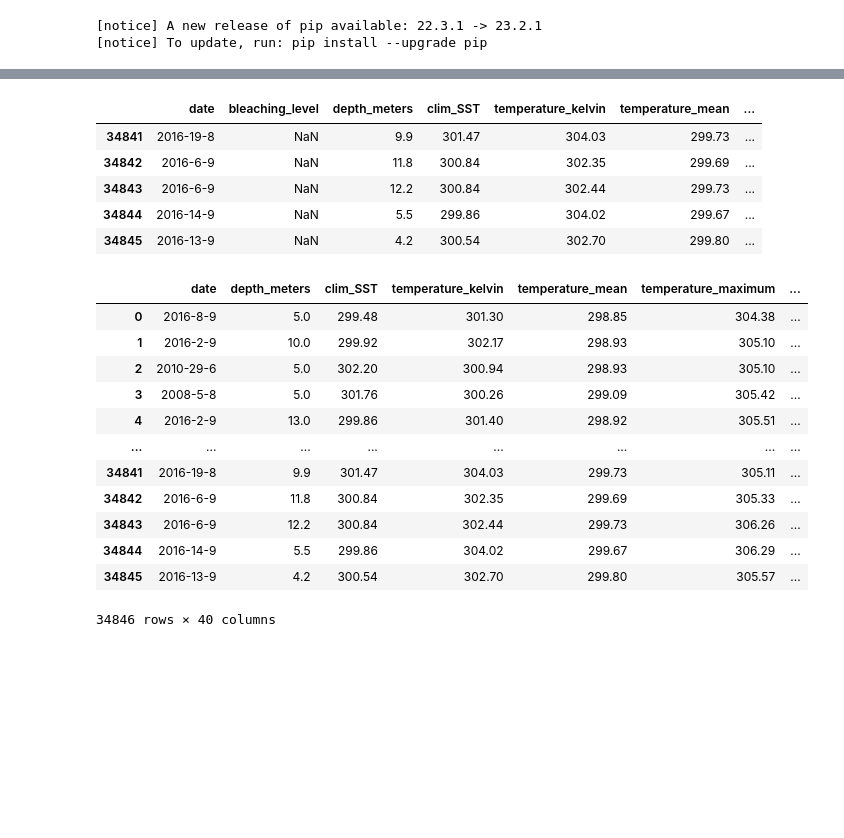
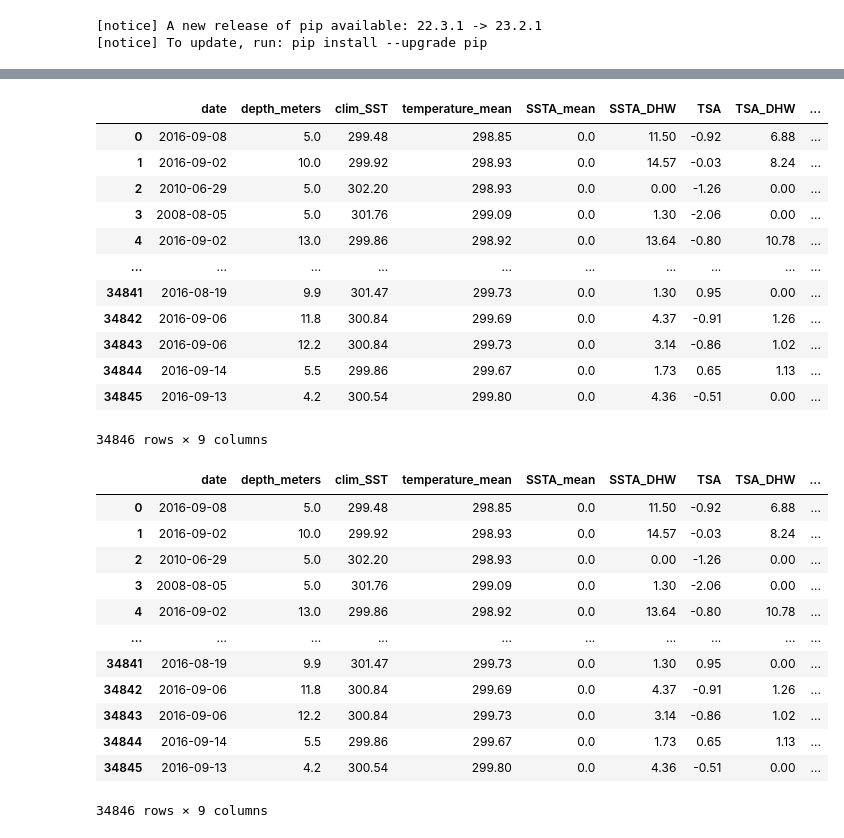
Before and after one commit to S-Romberg/ocean_temp_prediction, a Jupyter notebook: Linear Regression - Predicting Coral Bleaching/linear_regression.ipynb, the cells around one changed output, grey strips where cells are left out. Saved outputs shown, nothing was run; the diff lists cells and outputs as text; code cells hidden in the pictures; blank space fills up the shorter version.

```diff
--- a/Linear Regression - Predicting Coral Bleaching/linear_regression.ipynb
+++ b/Linear Regression - Predicting Coral Bleaching/linear_regression.ipynb
@@ -16,10 +16,12 @@ from tensorflow.keras import layers
 pd.set_option('display.max_columns', None)
 np.set_printoptions(precision=3, suppress=True)
 # %%
-# filepath = './coral_bleaching_data_2.csv'
 filepath = './Preprocessed_Data.csv'
-column_names = ['date', 'bleaching_level', 'depth_meters', 'clim_SST', 'temperature_kelvin','temperature_mean','temperature_maximum','temperature_minimum','temperature_kelvin_standard_deviation',	'SSTA_standard_deviation','SSTA_mean','SSTA_minimum','SSTA_maximum','SSTA_frequency','SSTA_frequency_standard_deviation','SSTA_frequency_max','SSTA_frequency_mean','SSTA_DHW','SSTA_DHW_standard_deviation','SSTA_DHWMax','SSTA_DHW_mean','TSA','TSA_standard_deviation','TSA_minimum','TSA_maximum','TSA_mean','TSA_frequency','TSA_frequency_standard_deviation','TSA_frequency_max','TSA_frequency_mean','TSA_DHW','TSA_DHW_standard_deviation','TSA_DHW_max','TSA_DHW_mean','severity_code']
+# column_names = ['date', 'bleaching_level', 'depth_meters', 'clim_SST', 'temperature_kelvin','temperature_mean','temperature_maximum','temperature_minimum','temperature_kelvin_standard_deviation',	'SSTA_standard_deviation','SSTA_mean','SSTA_minimum','SSTA_maximum','SSTA_frequency','SSTA_frequency_standard_deviation','SSTA_frequency_max','SSTA_frequency_mean','SSTA_DHW','SSTA_DHW_standard_deviation','SSTA_DHWMax','SSTA_DHW_mean','TSA','TSA_standard_deviation','TSA_minimum','TSA_maximum','TSA_mean','TSA_frequency','TSA_frequency_standard_deviation','TSA_frequency_max','TSA_frequency_mean','TSA_DHW','TSA_DHW_standard_deviation','TSA_DHW_max','TSA_DHW_mean','severity_code']
+schema = {'date': str, 'bleaching_level': str, 'depth_meters': float, 'clim_SST': float, 'temperature_mean': float, 'SSTA_mean': float, 'SSTA_DHW':float, 'TSA':float, 'TSA_DHW':float, 'severity_code': str }
+column_names = ['date', 'bleaching_level', 'depth_meters', 'clim_SST', 'temperature_mean', 'SSTA_mean', 'SSTA_DHW', 'TSA', 'TSA_DHW', 'severity_code']
 raw_dataset = pd.read_csv(filepath, names=column_names,
+                            dtype=schema, parse_dates=['date'],
                           na_values='', comment='\t',
                           sep=',', skipinitialspace=True)
 raw_dataset
@@ -40,32 +42,44 @@ raw_dataset
 # %%
-dataset = raw_dataset.copy()
-dataset.tail()
+# dataset = raw_dataset.copy()
+dataset = raw_dataset.filter(['date', 'depth_meters', 'clim_SST', 'temperature_mean', 'SSTA_mean', 'SSTA_DHW', 'TSA', 'TSA_DHW', 'severity_code'], axis=1)
+dataset
 # %% [output]
-|  | date | bleaching_level | depth_meters | clim_SST | temperature_kelvin | temperature_mean | ... |
-| 34841 | 2016-19-8 | NaN | 9.9 | 301.47 | 304.03 | 299.73 | ... |
-| 34842 | 2016-6-9 | NaN | 11.8 | 300.84 | 302.35 | 299.69 | ... |
-| 34843 | 2016-6-9 | NaN | 12.2 | 300.84 | 302.44 | 299.73 | ... |
-| 34844 | 2016-14-9 | NaN | 5.5 | 299.86 | 304.02 | 299.67 | ... |
-| 34845 | 2016-13-9 | NaN | 4.2 | 300.54 | 302.70 | 299.80 | ... |
+|  | date | depth_meters | clim_SST | temperature_mean | SSTA_mean | SSTA_DHW | TSA | TSA_DHW | ... |
+| 0 | 2016-09-08 | 5.0 | 299.48 | 298.85 | 0.0 | 11.50 | -0.92 | 6.88 | ... |
+| 1 | 2016-09-02 | 10.0 | 299.92 | 298.93 | 0.0 | 14.57 | -0.03 | 8.24 | ... |
+| 2 | 2010-06-29 | 5.0 | 302.20 | 298.93 | 0.0 | 0.00 | -1.26 | 0.00 | ... |
+| 3 | 2008-08-05 | 5.0 | 301.76 | 299.09 | 0.0 | 1.30 | -2.06 | 0.00 | ... |
+| 4 | 2016-09-02 | 13.0 | 299.86 | 298.92 | 0.0 | 13.64 | -0.80 | 10.78 | ... |
+| ... | ... | ... | ... | ... | ... | ... | ... | ... | ... |
+| 34841 | 2016-08-19 | 9.9 | 301.47 | 299.73 | 0.0 | 1.30 | 0.95 | 0.00 | ... |
+| 34842 | 2016-09-06 | 11.8 | 300.84 | 299.69 | 0.0 | 4.37 | -0.91 | 1.26 | ... |
+| 34843 | 2016-09-06 | 12.2 | 300.84 | 299.73 | 0.0 | 3.14 | -0.86 | 1.02 | ... |
+| 34844 | 2016-09-14 | 5.5 | 299.86 | 299.67 | 0.0 | 1.73 | 0.65 | 1.13 | ... |
+| 34845 | 2016-09-13 | 4.2 | 300.54 | 299.80 | 0.0 | 4.36 | -0.51 | 0.00 | ... |
+34846 rows × 9 columns
 # %%
-dataset = pd.get_dummies(dataset, columns=['bleaching_level'], prefix='', prefix_sep='')
-dataset = pd.get_dummies(dataset, columns=['severity_code'], prefix='', prefix_sep='')
+# dataset = pd.get_dummies(dataset, columns=['bleaching_level'], prefix='', prefix_sep='')
+# dataset = pd.get_dummies(dataset, columns=['severity_code'], prefix='', prefix_sep='')
+dataset.severity_code = dataset['severity_code'].map({'No Bleaching':0, '% unknown': 1, 'Mild (1-10% Bleached)': 1, 'Moderate (11-50% Bleached)': 2, 'Severe (>50% Bleached)': 3})
+# dataset = pd.get_dummies(dataset, columns=['bleaching_level'], prefix='', prefix_sep='')
+
+# dataset.bleaching_level = dataset['bleaching_level'].map({'NaN': 0, 'Colony': 1, 'Population': 2 })
 
 dataset
 # %% [output]
-|  | date | depth_meters | clim_SST | temperature_kelvin | temperature_mean | temperature_maximum | ... |
-| 0 | 2016-8-9 | 5.0 | 299.48 | 301.30 | 298.85 | 304.38 | ... |
-| 1 | 2016-2-9 | 10.0 | 299.92 | 302.17 | 298.93 | 305.10 | ... |
-| 2 | 2010-29-6 | 5.0 | 302.20 | 300.94 | 298.93 | 305.10 | ... |
-| 3 | 2008-5-8 | 5.0 | 301.76 | 300.26 | 299.09 | 305.42 | ... |
-| 4 | 2016-2-9 | 13.0 | 299.86 | 301.40 | 298.92 | 305.51 | ... |
-| ... | ... | ... | ... | ... | ... | ... | ... |
-| 34841 | 2016-19-8 | 9.9 | 301.47 | 304.03 | 299.73 | 305.11 | ... |
-| 34842 | 2016-6-9 | 11.8 | 300.84 | 302.35 | 299.69 | 305.33 | ... |
-| 34843 | 2016-6-9 | 12.2 | 300.84 | 302.44 | 299.73 | 306.26 | ... |
-| 34844 | 2016-14-9 | 5.5 | 299.86 | 304.02 | 299.67 | 306.29 | ... |
-| 34845 | 2016-13-9 | 4.2 | 300.54 | 302.70 | 299.80 | 305.57 | ... |
+|  | date | depth_meters | clim_SST | temperature_mean | SSTA_mean | SSTA_DHW | TSA | TSA_DHW | ... |
+| 0 | 2016-09-08 | 5.0 | 299.48 | 298.85 | 0.0 | 11.50 | -0.92 | 6.88 | ... |
+| 1 | 2016-09-02 | 10.0 | 299.92 | 298.93 | 0.0 | 14.57 | -0.03 | 8.24 | ... |
+| 2 | 2010-06-29 | 5.0 | 302.20 | 298.93 | 0.0 | 0.00 | -1.26 | 0.00 | ... |
+| 3 | 2008-08-05 | 5.0 | 301.76 | 299.09 | 0.0 | 1.30 | -2.06 | 0.00 | ... |
+| 4 | 2016-09-02 | 13.0 | 299.86 | 298.92 | 0.0 | 13.64 | -0.80 | 10.78 | ... |
+| ... | ... | ... | ... | ... | ... | ... | ... | ... | ... |
+| 34841 | 2016-08-19 | 9.9 | 301.47 | 299.73 | 0.0 | 1.30 | 0.95 | 0.00 | ... |
+| 34842 | 2016-09-06 | 11.8 | 300.84 | 299.69 | 0.0 | 4.37 | -0.91 | 1.26 | ... |
+| 34843 | 2016-09-06 | 12.2 | 300.84 | 299.73 | 0.0 | 3.14 | -0.86 | 1.02 | ... |
+| 34844 | 2016-09-14 | 5.5 | 299.86 | 299.67 | 0.0 | 1.73 | 0.65 | 1.13 | ... |
+| 34845 | 2016-09-13 | 4.2 | 300.54 | 299.80 | 0.0 | 4.36 | -0.51 | 0.00 | ... |
-34846 rows × 40 columns
+34846 rows × 9 columns
 # %%
 dataset.isna().sum()
 # %% [output]
```
Also changed, not shown: parts of 7 cells of this notebook, 3 other files.
